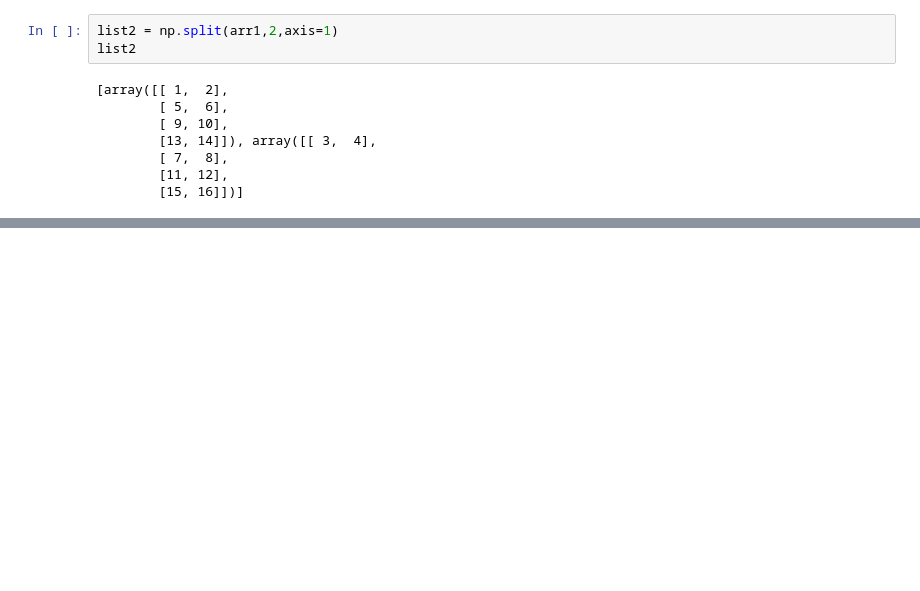
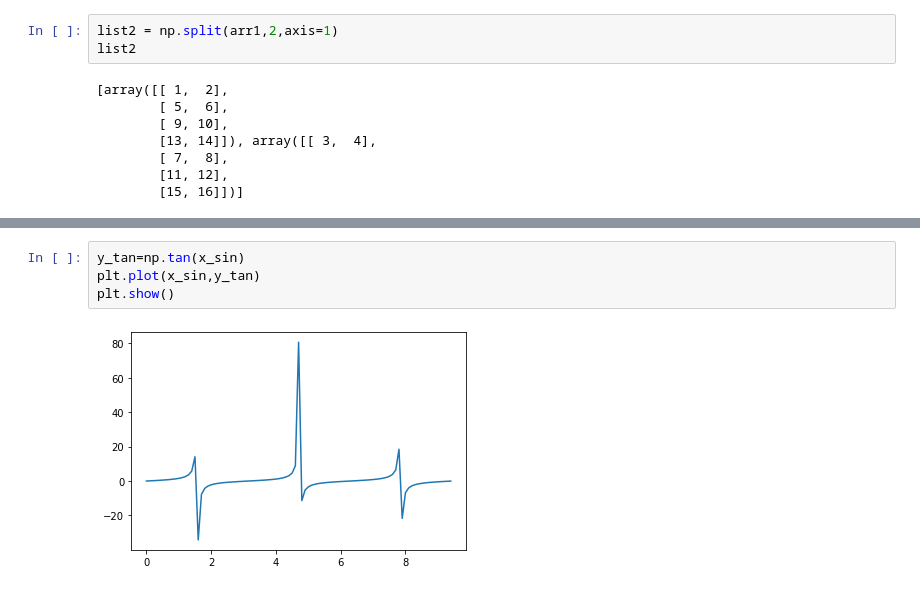
Before and after one commit to sg758253/AI, a Jupyter notebook: numpy/numpy.ipynb, the cells around one changed output, grey strips where cells are left out. Cells and saved outputs as stored; diff of their text form; blank space fills up the shorter version.

```diff
--- a/numpy/numpy.ipynb
+++ b/numpy/numpy.ipynb
@@ -607,0 +840,6 @@ np.split(d1,[1,3])
+# %%
+y_tan=np.tan(x_sin)
+plt.plot(x_sin,y_tan)
+plt.show()
+# %% [output]
+[figure, added]
```
Also changed, not shown: parts of 49 cells of this notebook.
